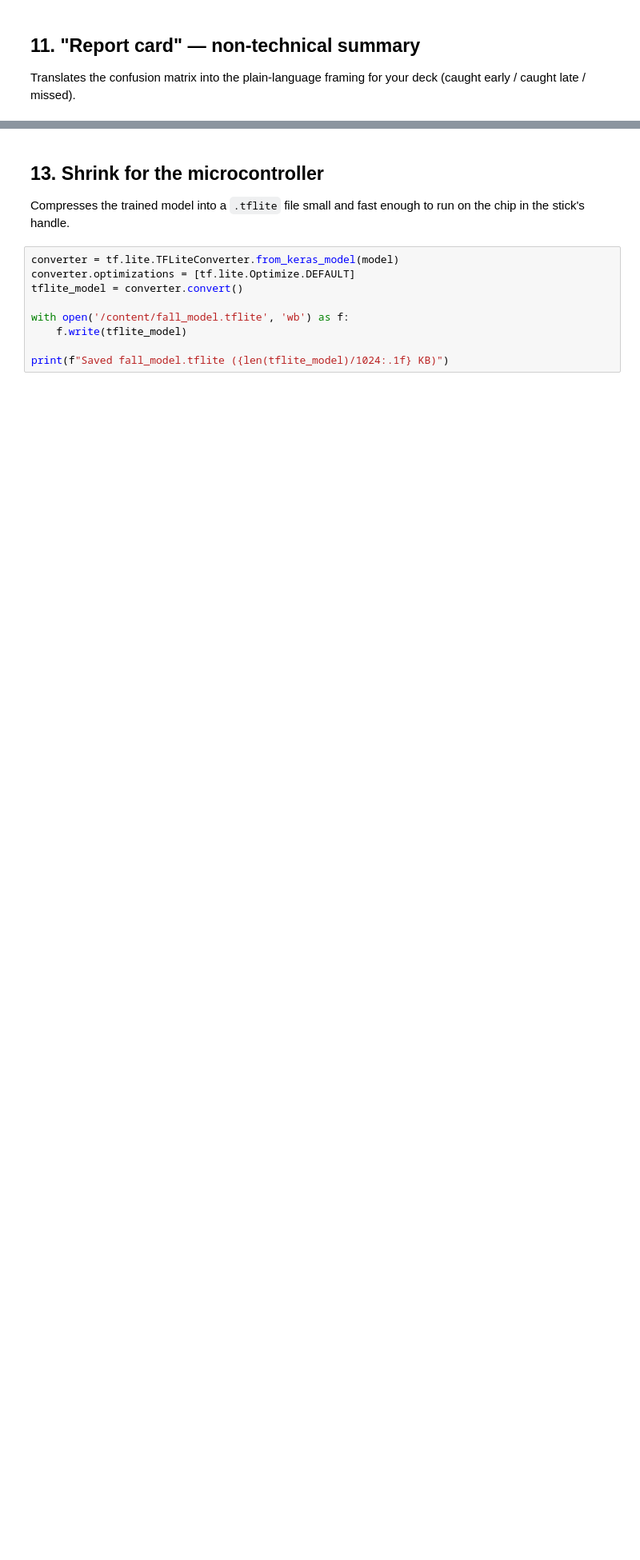
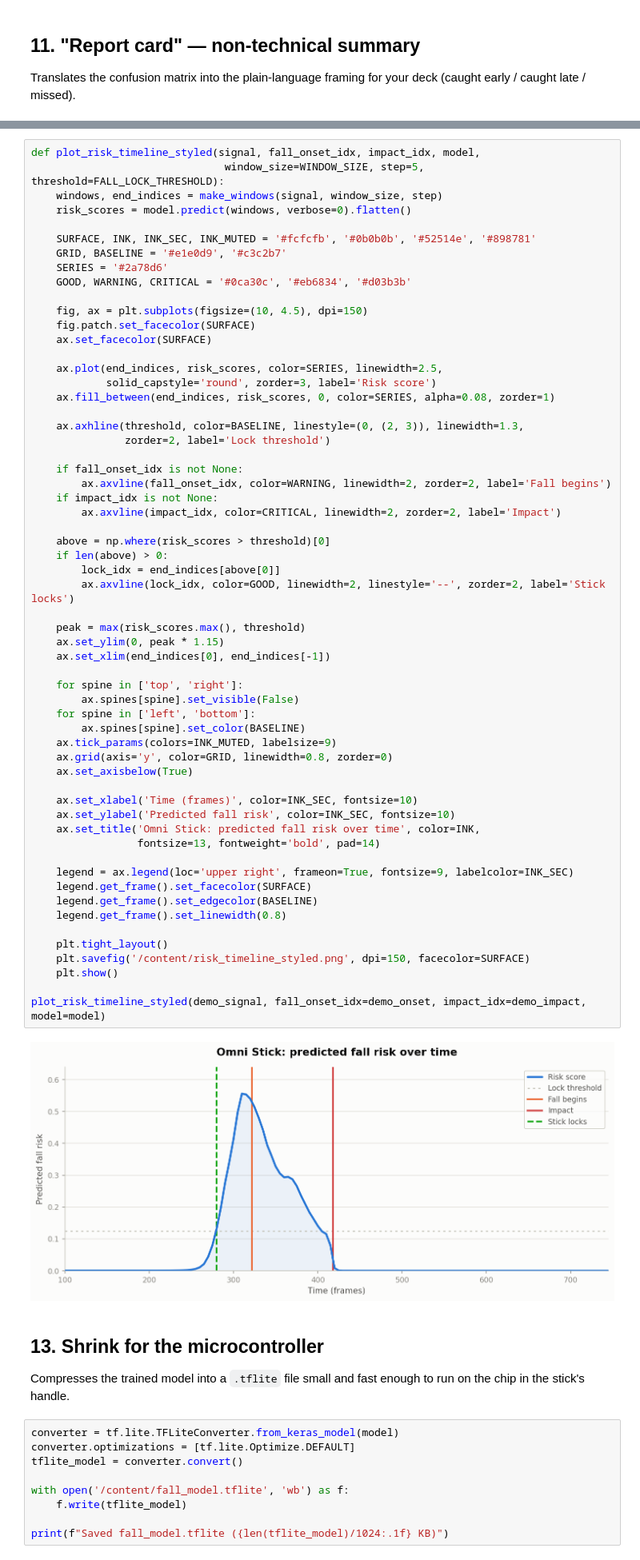
Before and after one commit to cerentarim2001/omni-stick-ai, a Jupyter notebook: notebooks/fall_detection.ipynb, the cells around one changed output, grey strips where cells are left out. Shown at 80% size. Saved outputs shown, nothing was run; the diff lists cells and outputs as text; blank space fills up the shorter version.

```diff
--- a/notebooks/fall_detection.ipynb
+++ b/notebooks/fall_detection.ipynb
@@ -406,3 +630,64 @@ plot_risk_timeline(demo_signal, fall_onset_idx=demo_onset, impact_idx=demo_impac
+# %%
+def plot_risk_timeline_styled(signal, fall_onset_idx, impact_idx, model,
+                               window_size=WINDOW_SIZE, step=5, threshold=FALL_LOCK_THRESHOLD):
+    windows, end_indices = make_windows(signal, window_size, step)
+    risk_scores = model.predict(windows, verbose=0).flatten()
+
+    SURFACE, INK, INK_SEC, INK_MUTED = '#fcfcfb', '#0b0b0b', '#52514e', '#898781'
+    GRID, BASELINE = '#e1e0d9', '#c3c2b7'
+    SERIES = '#2a78d6'
+    GOOD, WARNING, CRITICAL = '#0ca30c', '#eb6834', '#d03b3b'
+
+    fig, ax = plt.subplots(figsize=(10, 4.5), dpi=150)
+    fig.patch.set_facecolor(SURFACE)
+    ax.set_facecolor(SURFACE)
+
+    ax.plot(end_indices, risk_scores, color=SERIES, linewidth=2.5,
+            solid_capstyle='round', zorder=3, label='Risk score')
+    ax.fill_between(end_indices, risk_scores, 0, color=SERIES, alpha=0.08, zorder=1)
+
+    ax.axhline(threshold, color=BASELINE, linestyle=(0, (2, 3)), linewidth=1.3,
+               zorder=2, label='Lock threshold')
+
+    if fall_onset_idx is not None:
+        ax.axvline(fall_onset_idx, color=WARNING, linewidth=2, zorder=2, label='Fall begins')
+    if impact_idx is not None:
+        ax.axvline(impact_idx, color=CRITICAL, linewidth=2, zorder=2, label='Impact')
+
+    above = np.where(risk_scores > threshold)[0]
+    if len(above) > 0:
+        lock_idx = end_indices[above[0]]
+        ax.axvline(lock_idx, color=GOOD, linewidth=2, linestyle='--', zorder=2, label='Stick locks')
+
+    peak = max(risk_scores.max(), threshold)
+    ax.set_ylim(0, peak * 1.15)
+    ax.set_xlim(end_indices[0], end_indices[-1])
+
+    for spine in ['top', 'right']:
+        ax.spines[spine].set_visible(False)
+    for spine in ['left', 'bottom']:
+        ax.spines[spine].set_color(BASELINE)
+    ax.tick_params(colors=INK_MUTED, labelsize=9)
+    ax.grid(axis='y', color=GRID, linewidth=0.8, zorder=0)
+    ax.set_axisbelow(True)
+
+    ax.set_xlabel('Time (frames)', color=INK_SEC, fontsize=10)
+    ax.set_ylabel('Predicted fall risk', color=INK_SEC, fontsize=10)
+    ax.set_title('Omni Stick: predicted fall risk over time', color=INK,
+                 fontsize=13, fontweight='bold', pad=14)
+
+    legend = ax.legend(loc='upper right', frameon=True, fontsize=9, labelcolor=INK_SEC)
+    legend.get_frame().set_facecolor(SURFACE)
+    legend.get_frame().set_edgecolor(BASELINE)
+    legend.get_frame().set_linewidth(0.8)
+
+    plt.tight_layout()
+    plt.savefig('/content/risk_timeline_styled.png', dpi=150, facecolor=SURFACE)
+    plt.show()
+
+plot_risk_timeline_styled(demo_signal, fall_onset_idx=demo_onset, impact_idx=demo_impact, model=model)
+# %% [output]
+[figure, added]
 # %% [markdown]
 ## 13. Shrink for the microcontroller
 
```
Also changed, not shown: parts of 19 cells of this notebook.
